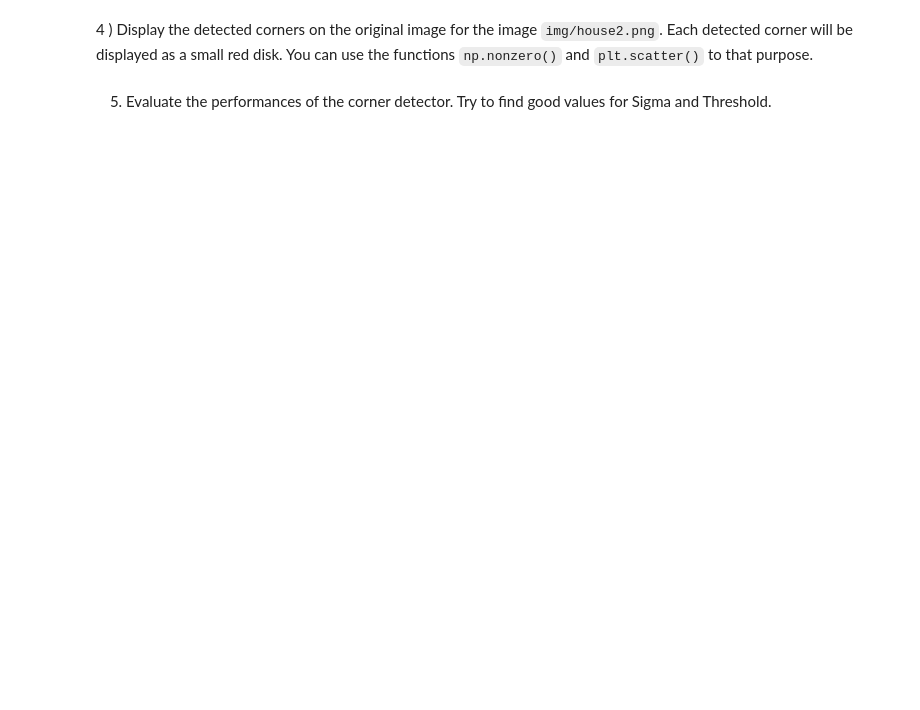
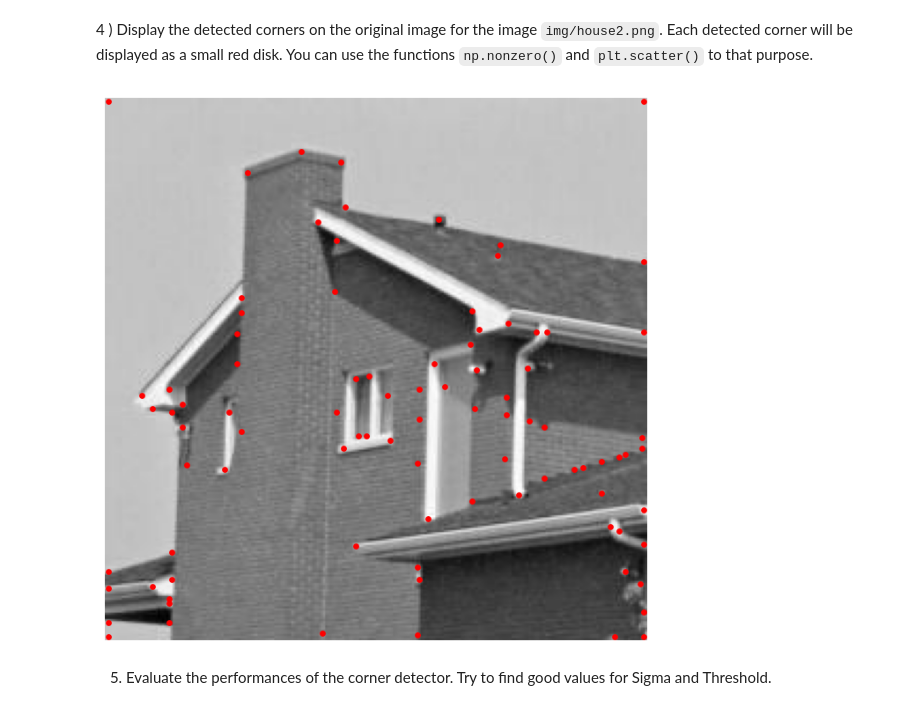
Before and after one commit to Yalda-Eftekhari/Basics-of-Image-Processing, a Jupyter notebook: TME6-Harris Corner Detector/TME6.ipynb, the cells around one changed output. Cells and saved outputs as stored; diff of their text form; code cells hidden in the pictures; blank space fills up the shorter version.

````diff
--- a/TME6-Harris Corner Detector/TME6.ipynb
+++ b/TME6-Harris Corner Detector/TME6.ipynb
@@ -212,4 +198,21 @@ plt.show()
 # %% [markdown]
 4 ) Display the detected corners on the original image for the image ```img/house2.png```. Each detected corner will be displayed as a small red disk. You can use the functions ```np.nonzero()``` and ```plt.scatter()``` to that purpose.
+# %%
+import cv2
+import numpy as np
+import matplotlib.pyplot as plt
+thres = 4300000
+corners_detected = cornerDetector(house2, scale=15, kappa=0.04, thres=thres)
+
+# Get corner coordinates
+y_coords, x_coords = np.nonzero(corners_detected)
+plt.figure(figsize=(12, 8))  # Adjust the size as needed
+# Display the image and detected corners
+plt.imshow(cv2.cvtColor(house2, cv2.COLOR_BGR2RGB))
+plt.scatter(x_coords, y_coords, c='red', s=15)  # red disks for each corner
+plt.axis('off')
+plt.show()
+# %% [output]
+[figure, added]
 # %% [markdown]
 5) Evaluate the performances of the corner detector. Try to find good values for Sigma and Threshold.
````
Also changed, not shown: parts of 18 cells of this notebook, 2 other files.
